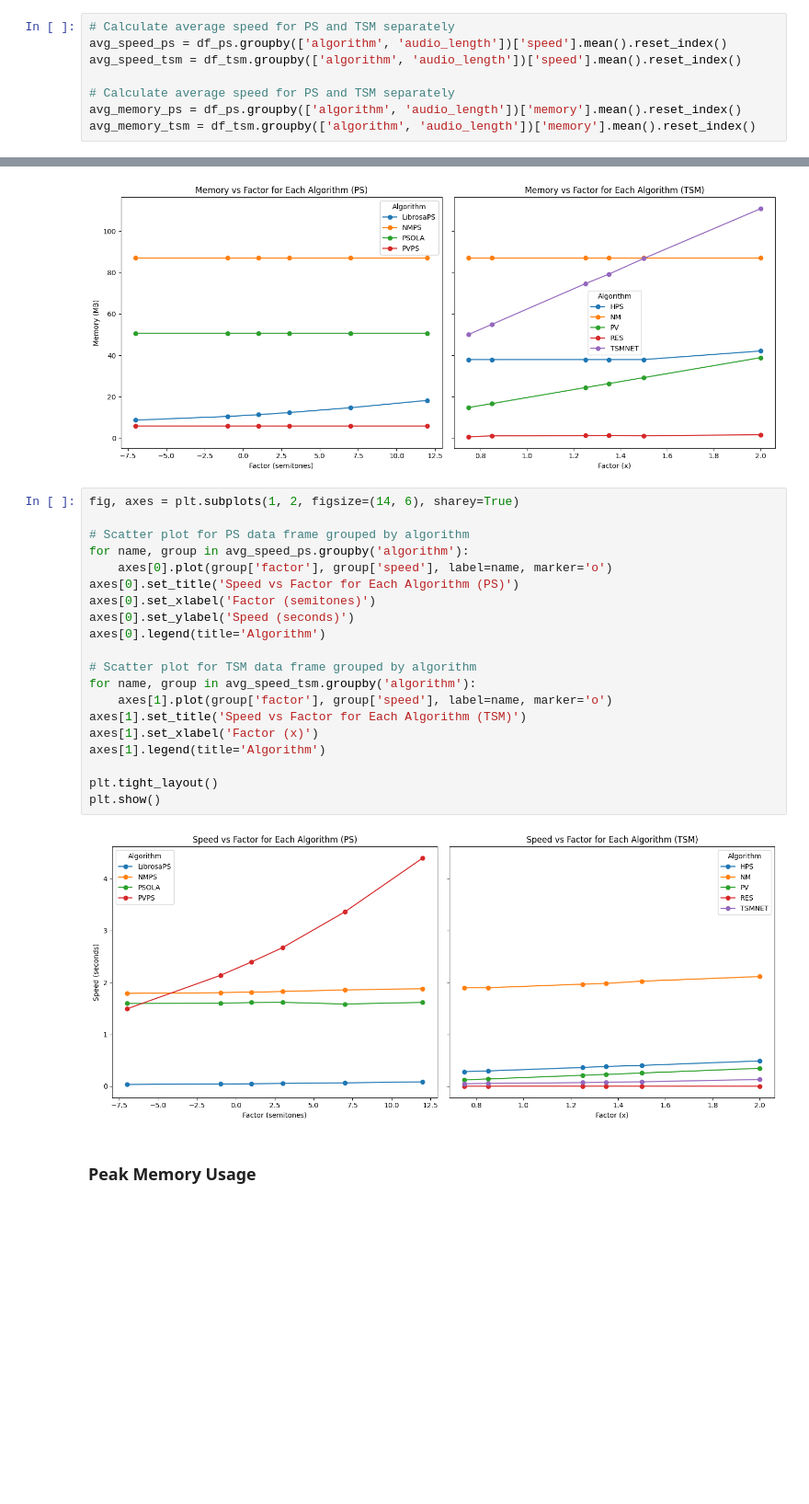
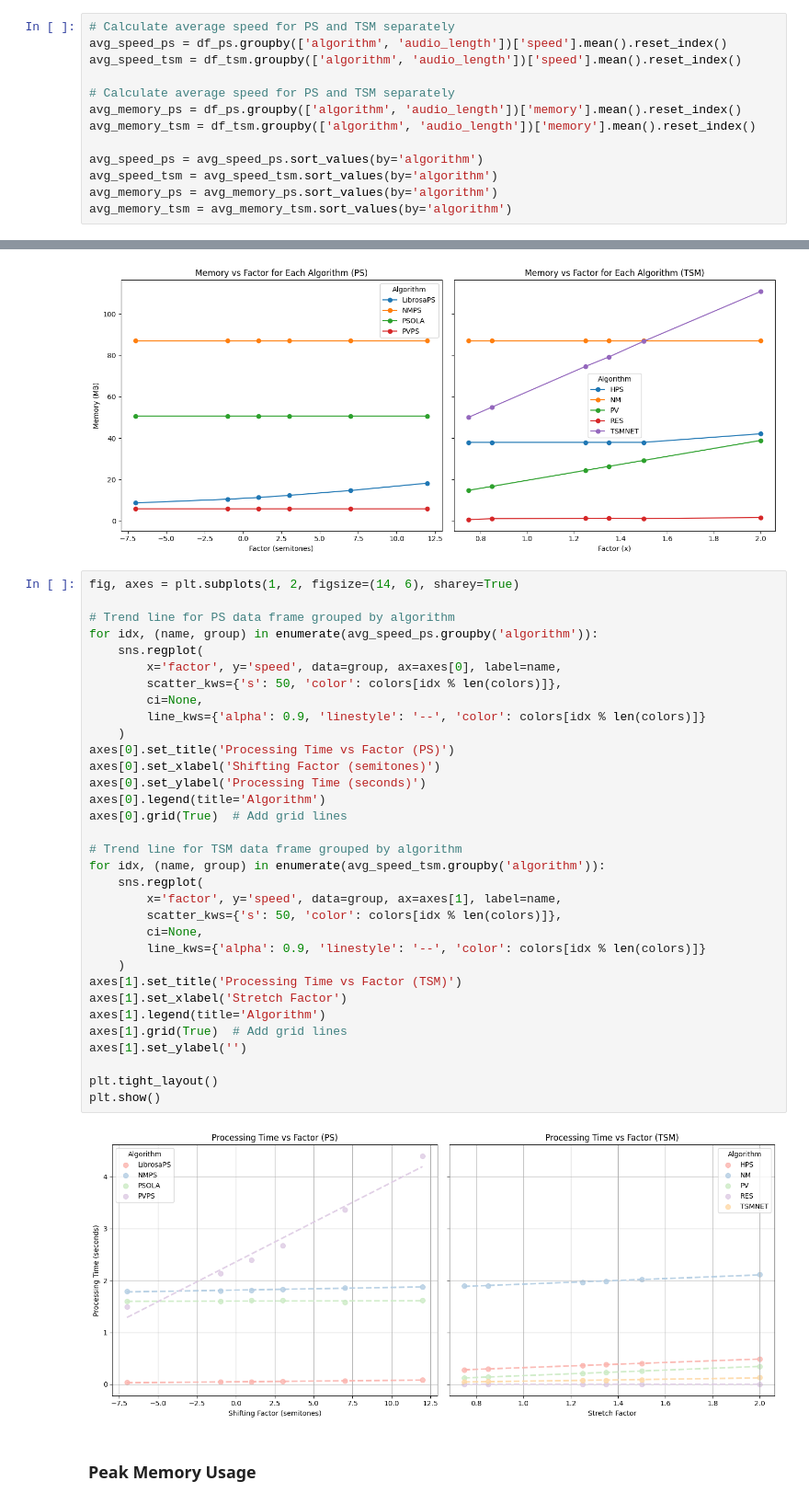
Before and after one commit to mariapolak/SMC10, a Jupyter notebook: plot_performance_metrics.ipynb, the cells around one changed output, grey strips where cells are left out. Shown at 92% size. Drawn from its saved outputs; the diff is of its cells as text; blank space fills up the shorter version.

Commit message:
perf metrics plots and module update

```diff
--- a/plot_performance_metrics.ipynb
+++ b/plot_performance_metrics.ipynb
@@ -110,6 +115,11 @@ avg_speed_tsm = df_tsm.groupby(['algorithm', 'audio_length'])['speed'].mean().re
 # Calculate average speed for PS and TSM separately
 avg_memory_ps = df_ps.groupby(['algorithm', 'audio_length'])['memory'].mean().reset_index()
 avg_memory_tsm = df_tsm.groupby(['algorithm', 'audio_length'])['memory'].mean().reset_index()
+
+avg_speed_ps = avg_speed_ps.sort_values(by='algorithm')
+avg_speed_tsm = avg_speed_tsm.sort_values(by='algorithm')
+avg_memory_ps = avg_memory_ps.sort_values(by='algorithm')
+avg_memory_tsm = avg_memory_tsm.sort_values(by='algorithm')
 # %%
 fig, axes = plt.subplots(1, 2, figsize=(14, 6), sharey=True)
 
@@ -189,25 +213,38 @@ plt.show()
 # %%
 fig, axes = plt.subplots(1, 2, figsize=(14, 6), sharey=True)
 
-# Scatter plot for PS data frame grouped by algorithm
-for name, group in avg_speed_ps.groupby('algorithm'):
-    axes[0].plot(group['factor'], group['speed'], label=name, marker='o')
-axes[0].set_title('Speed vs Factor for Each Algorithm (PS)')
-axes[0].set_xlabel('Factor (semitones)')
-axes[0].set_ylabel('Speed (seconds)')
+# Trend line for PS data frame grouped by algorithm
+for idx, (name, group) in enumerate(avg_speed_ps.groupby('algorithm')):
+    sns.regplot(
+        x='factor', y='speed', data=group, ax=axes[0], label=name,
+        scatter_kws={'s': 50, 'color': colors[idx % len(colors)]},
+        ci=None,
+        line_kws={'alpha': 0.9, 'linestyle': '--', 'color': colors[idx % len(colors)]}
+    )
+axes[0].set_title('Processing Time vs Factor (PS)')
+axes[0].set_xlabel('Shifting Factor (semitones)')
+axes[0].set_ylabel('Processing Time (seconds)')
 axes[0].legend(title='Algorithm')
+axes[0].grid(True)  # Add grid lines
 
-# Scatter plot for TSM data frame grouped by algorithm
-for name, group in avg_speed_tsm.groupby('algorithm'):
-    axes[1].plot(group['factor'], group['speed'], label=name, marker='o')
-axes[1].set_title('Speed vs Factor for Each Algorithm (TSM)')
-axes[1].set_xlabel('Factor (x)')
+# Trend line for TSM data frame grouped by algorithm
+for idx, (name, group) in enumerate(avg_speed_tsm.groupby('algorithm')):
+    sns.regplot(
+        x='factor', y='speed', data=group, ax=axes[1], label=name,
+        scatter_kws={'s': 50, 'color': colors[idx % len(colors)]},
+        ci=None,
+        line_kws={'alpha': 0.9, 'linestyle': '--', 'color': colors[idx % len(colors)]}
+    )
+axes[1].set_title('Processing Time vs Factor (TSM)')
+axes[1].set_xlabel('Stretch Factor')
 axes[1].legend(title='Algorithm')
+axes[1].grid(True)  # Add grid lines
+axes[1].set_ylabel('')
 
 plt.tight_layout()
 plt.show()
 # %% [output]
-[figure, old version]
+[figure, new version]
 # %% [markdown]
 ### Peak Memory Usage
 # %%
```
Also changed, not shown: parts of 4 cells of this notebook, 1 other file.
